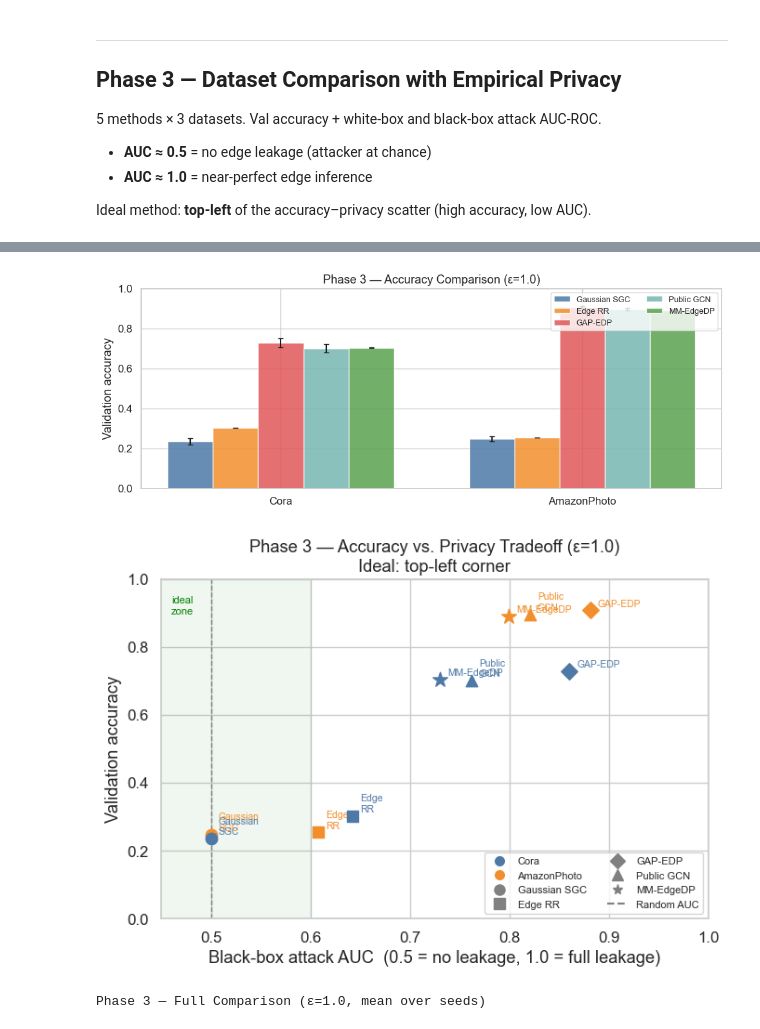
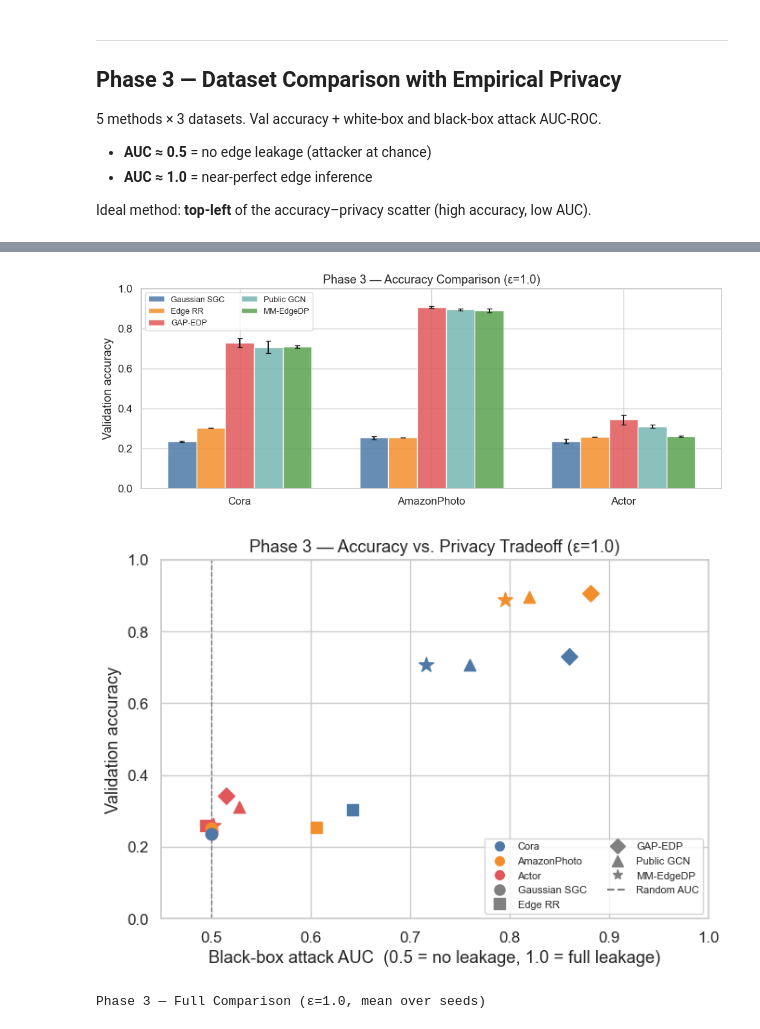
Before and after one commit to ChefAltoids/MM-edgeDP, a Jupyter notebook: results.ipynb, the cells around one changed output, grey strips where cells are left out. Saved outputs shown, nothing was run; the diff lists cells and outputs as text; code cells hidden in the pictures.

Commit message:
change utility sensitivity, update figures

```diff
--- a/results.ipynb
+++ b/results.ipynb
@@ -208,7 +213,7 @@ agg
 # %%
 # --- Grouped bar chart: accuracy by dataset and method ---
 METHOD_ORDER = ['Gaussian SGC', 'Edge RR', 'GAP-EDP', 'Public GCN', 'MM-EdgeDP']
-DATASET_ORDER = ['Cora', 'AmazonPhoto']
+DATASET_ORDER = ['Cora', 'AmazonPhoto', 'Actor']
 METHOD_COLORS = ['#4e79a7','#f28e2b','#e15759','#76b7b2','#59a14f']
 
 pivot_acc = (
@@ -216,38 +221,38 @@ pivot_acc = (
     .unstack('method')
     .reindex(index=DATASET_ORDER, columns=METHOD_ORDER)
 )
 pivot_std = (
     bl_ok.groupby(['dataset','method'])['val_acc'].std()
     .unstack('method')
     .reindex(index=DATASET_ORDER, columns=METHOD_ORDER)
 )
 
 fig, ax = plt.subplots(figsize=(10, 4))
 x = np.arange(len(DATASET_ORDER))
 n_methods = len(METHOD_ORDER)
 width = 0.15
 offsets = (np.arange(n_methods) - n_methods / 2 + 0.5) * width
 
 for i, (method, color) in enumerate(zip(METHOD_ORDER, METHOD_COLORS)):
     means = pivot_acc[method].values
     stds  = pivot_std[method].fillna(0).values
     ax.bar(x + offsets[i], means, width, yerr=stds, capsize=3,
            label=method, color=color, alpha=0.85)
 
 ax.set_xticks(x)
 ax.set_xticklabels(DATASET_ORDER)
 ax.set_ylabel('Validation accuracy')
 ax.set_title('Phase 3 — Accuracy Comparison (ε=1.0)')
-ax.legend(loc='upper right', ncol=2, fontsize=9)
+ax.legend(loc='upper left', ncol=2, fontsize=9)
 ax.set_ylim(0, 1.0)
 plt.tight_layout()
 plt.savefig('outputs/phase3_accuracy_bars.pdf', bbox_inches='tight')
 plt.show()
 # %% [output]
-[figure, old version]
+[figure, new version]
 # %%
 # --- Privacy-utility scatter: BB AUC (x) vs val_acc (y) ---
-DATASET_COLORS  = {'Cora': '#4e79a7', 'AmazonPhoto': '#f28e2b'}
+DATASET_COLORS  = {'Cora': '#4e79a7', 'AmazonPhoto': '#f28e2b', 'Actor': '#e15759'}
 METHOD_MARKERS  = {
     'Gaussian SGC': 'o', 'Edge RR': 's', 'GAP-EDP': 'D',
     'Public GCN': '^', 'MM-EdgeDP': '*',
@@ -268,22 +273,22 @@ for _, row in agg.iterrows():
         zorder=3,
         label=f'{method} / {ds}',
     )
-    ax.annotate(
-        method.replace(' ', '\n'),
-        (row['bb_auc_mean'], row['val_acc_mean']),
-        textcoords='offset points', xytext=(6, 3), fontsize=7.5, color=DATASET_COLORS[ds],
-    )
+    #ax.annotate(
+    #    method.replace(' ', '\n'),
+    #    (row['bb_auc_mean'], row['val_acc_mean']),
+    #    textcoords='offset points', xytext=(6, 3), fontsize=7.5, color=DATASET_COLORS[ds],
+    #)
 
 ax.axvline(0.5, color='gray', linestyle='--', linewidth=1.0, label='Random AUC (0.5)')
 ax.set_xlabel('Black-box attack AUC  (0.5 = no leakage, 1.0 = full leakage)')
 ax.set_ylabel('Validation accuracy')
-ax.set_title('Phase 3 — Accuracy vs. Privacy Tradeoff (ε=1.0)\nIdeal: top-left corner')
+ax.set_title('Phase 3 — Accuracy vs. Privacy Tradeoff (ε=1.0)')
 ax.set_xlim(0.45, 1.0)
 ax.set_ylim(0.0, 1.0)
 
 # Annotation: shade the ideal region
-ax.axvspan(0.45, 0.60, alpha=0.06, color='green', label='Low-leakage zone')
-ax.text(0.46, 0.95, 'ideal\nzone', fontsize=8, color='green', va='top')
+#ax.axvspan(0.45, 0.60, alpha=0.06, color='green', label='Low-leakage zone')
+#ax.text(0.46, 0.95, 'ideal\nzone', fontsize=8, color='green', va='top')
 
 # Dataset legend patches
 from matplotlib.lines import Line2D
@@ -300,7 +305,7 @@ plt.tight_layout()
 plt.savefig('outputs/phase3_privacy_scatter.pdf', bbox_inches='tight')
 plt.show()
 # %% [output]
-[figure, old version]
+[figure, new version]
 # %%
 # --- Summary table ---
 summary = agg[['dataset','method','val_acc_mean','val_acc_std','wb_auc_mean','bb_auc_mean']].copy()
```
Also changed, not shown: parts of 9 cells of this notebook, 13 other files.
